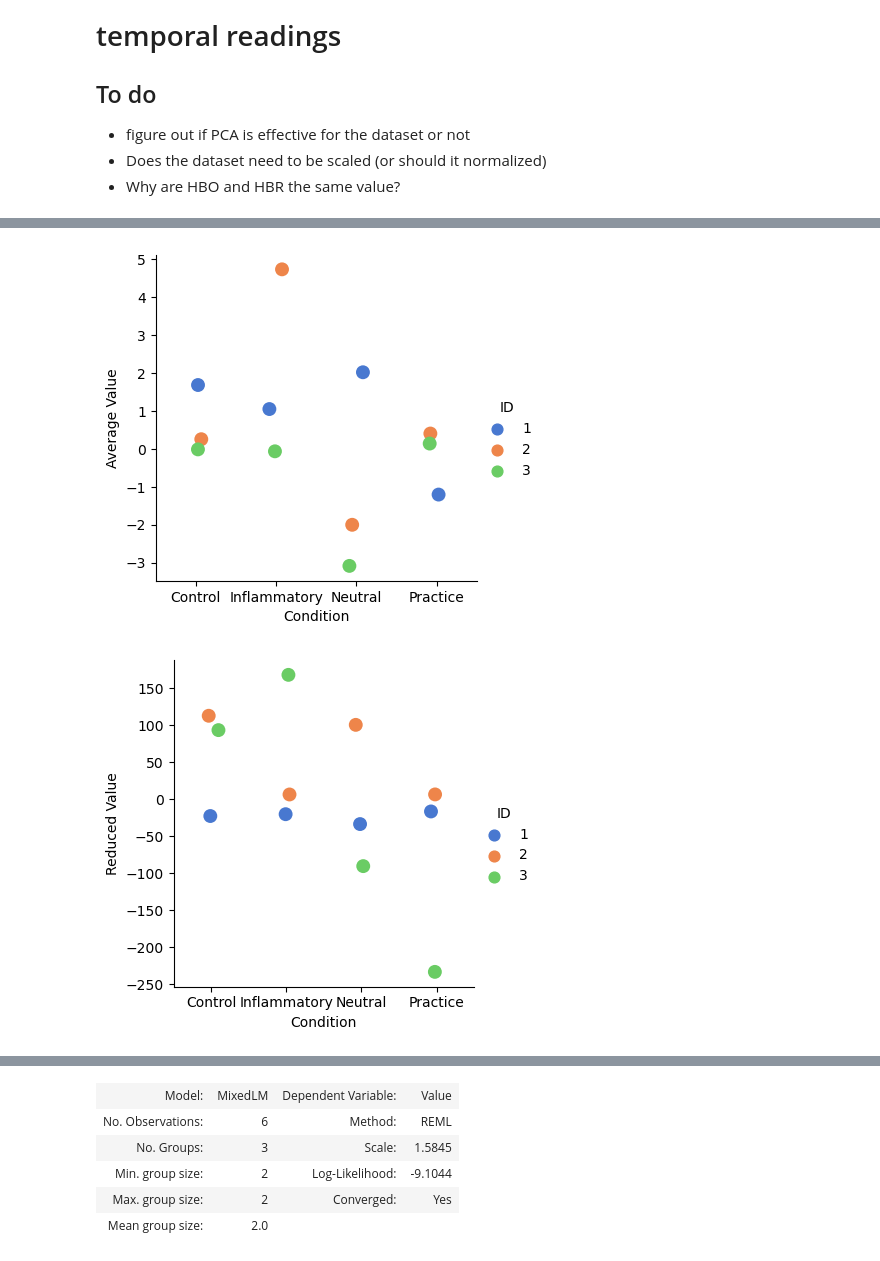
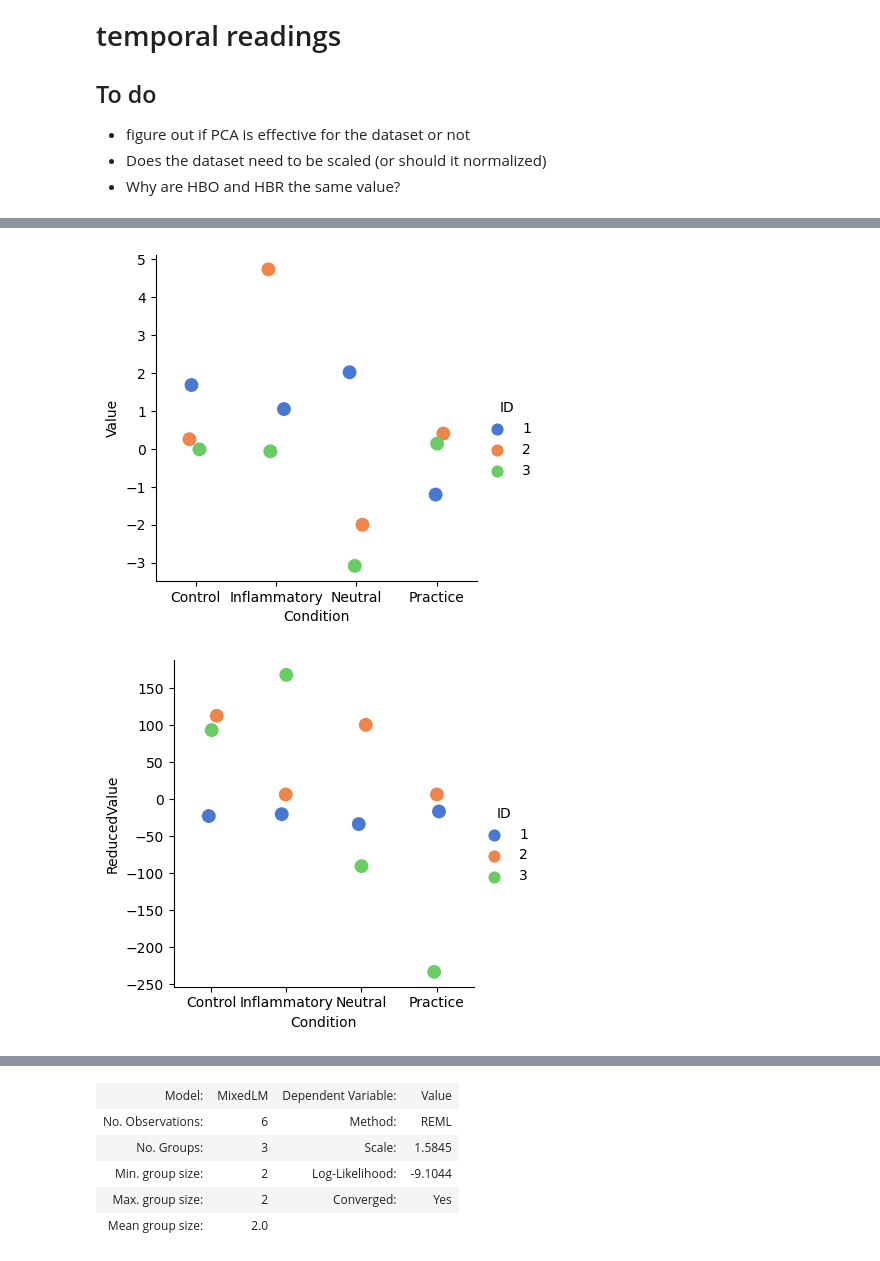
Before and after one commit to nolanrbrady/fNIRs-data-pipeline, a Jupyter notebook: python/Chatbot-python-pipeline.ipynb, the cells around one changed output, grey strips where cells are left out. Cells and saved outputs as stored; diff of their text form; code cells hidden in the pictures.

```diff
--- a/python/Chatbot-python-pipeline.ipynb
+++ b/python/Chatbot-python-pipeline.ipynb
@@ -56,7 +78,7 @@ root_dir = '../../LabResearch/IndependentStudy/DataAnalysis'
 # %% [markdown]
 # Loop through subjects for individual analysis
 # %%
-all_epochs = aggregate_epochs(root_dir=root_dir, trigger_id=trigger_id, ignore=ignore)
+all_epochs = analysis_tools.aggregate_epochs(root_dir=root_dir, trigger_id=trigger_id, ignore=ignore)
 
 all_epochs
 # %% [output]
@@ -91,8 +123,8 @@ tmin=-1
 tmax=15
 # %%
 
-evoked = extract_average_amplitudes(all_epochs, columns, tmin, tmax)
-evoked
+df = analysis_tools.extract_average_amplitudes(all_epochs, tmin, tmax)
+df
 # %% [output]
 |  | ID | Chroma | Condition | Value |
 | 0 | 1 | hbo | Control | 1.684122 |
@@ -113,7 +145,7 @@ evoked
 | 23 | 3 | hbr | Practice | 2.632022 |
 # %%
 # Returns all measurements taken with each column being a sample taking at a certain time and the rows are a participant hbo or hbr.
-amplitudes = extract_all_amplitudes(all_epochs, columns, tmin, tmax)
+amplitudes = analysis_tools.extract_all_amplitudes(all_epochs, tmin, tmax)
 amplitudes
 # %% [output]
 |  | 0 | 1 | 2 | 3 | 4 | 5 | 6 | 7 | 8 | 9 | ... | ... |
@@ -155,9 +180,9 @@ temporal_measurements.shape
 
 pca = PCA(n_components=1)
 
-reduced_measurements = pca.fit_transform(measurements_df)
+reduced_measurements = pca.fit_transform(amplitudes)
 
-df['Reduced Value'] = reduced_measurements
+df['ReducedValue'] = reduced_measurements
 
 df
 # %% [output]
@@ -180,15 +205,15 @@ df
 | 23 | 3 | hbr | Practice | 2.632022 | 250.190609 |
 # %%
 # Plot the Data
-sns.catplot(x="Condition", y="Average Value", hue="ID", data=df.query("Chroma == 'hbo'"), ci=None, palette="muted", height=4, s=10)
+sns.catplot(x="Condition", y="Value", hue="ID", data=df.query("Chroma == 'hbo'"), ci=None, palette="muted", height=4, s=10)
 plt.show()
 
 # Plot the Data
-sns.catplot(x="Condition", y="Reduced Value", hue="ID", data=df.query("Chroma == 'hbo'"), ci=None, palette="muted", height=4, s=10)
+sns.catplot(x="Condition", y="ReducedValue", hue="ID", data=df.query("Chroma == 'hbo'"), ci=None, palette="muted", height=4, s=10)
 plt.show()
 # %% [output]
-[figure, old version]
+[figure, new version]
-[figure, old version]
+[figure, new version]
 # %%
 # Inflammatory vs Neutral Prompt Analysis
 
```
Also changed, not shown: parts of 8 cells of this notebook, 2 other files.
